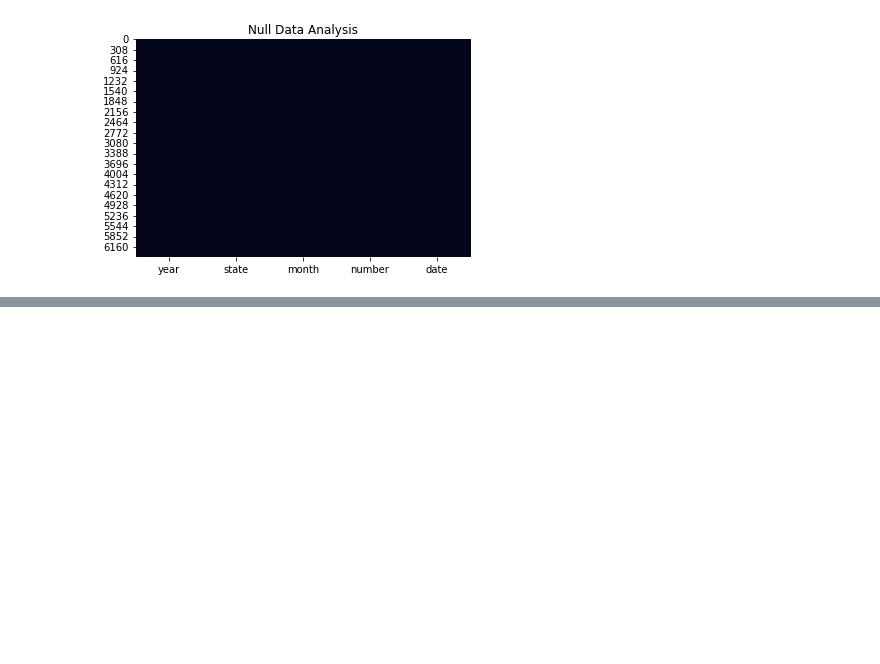
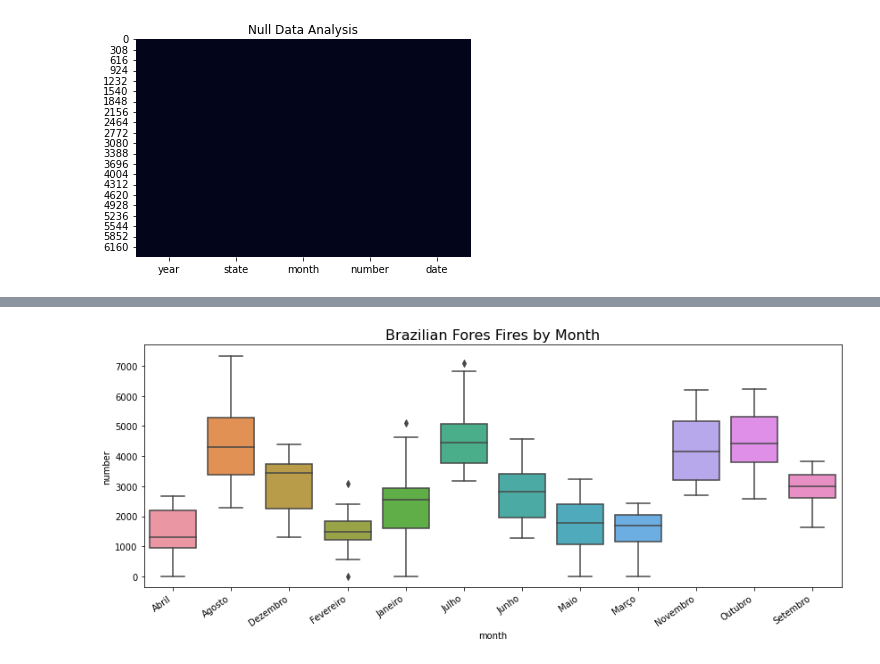
Before and after one commit to ZameromJairo/Python-Ref, a Jupyter notebook: Projeto 9/Case - Brazil forest fires.ipynb, the cells around one changed output, grey strips where cells are left out. Drawn from its saved outputs; the diff is of its cells as text; code cells hidden in the pictures; blank space fills up the shorter version.

```diff
--- a/Projeto 9/Case - Brazil forest fires.ipynb
+++ b/Projeto 9/Case - Brazil forest fires.ipynb
@@ -46,0 +115,3 @@ sns.heatmap(data.isnull(),cbar = False);
+# %%
+analysis_month =  data[['year','month','number']].groupby(by=['year','month']).sum().reset_index()
+analysis_month
@@ -46,0 +132,14 @@ sns.heatmap(data.isnull(),cbar = False);
+# %%
+# Graphic 2
+
+plt.figure(figsize=(14,5))
+
+plt.title('Brazilian Fores Fires by Month', fontsize = 16)
+
+sns.boxplot(data=analysis_month, x = 'month',y = 'number')
+
+plt.xticks(rotation = 35, ha = 'right')
+
+plt.show()
+# %% [output]
+[figure, added]
```
Also changed, not shown: parts of 9 cells of this notebook.
